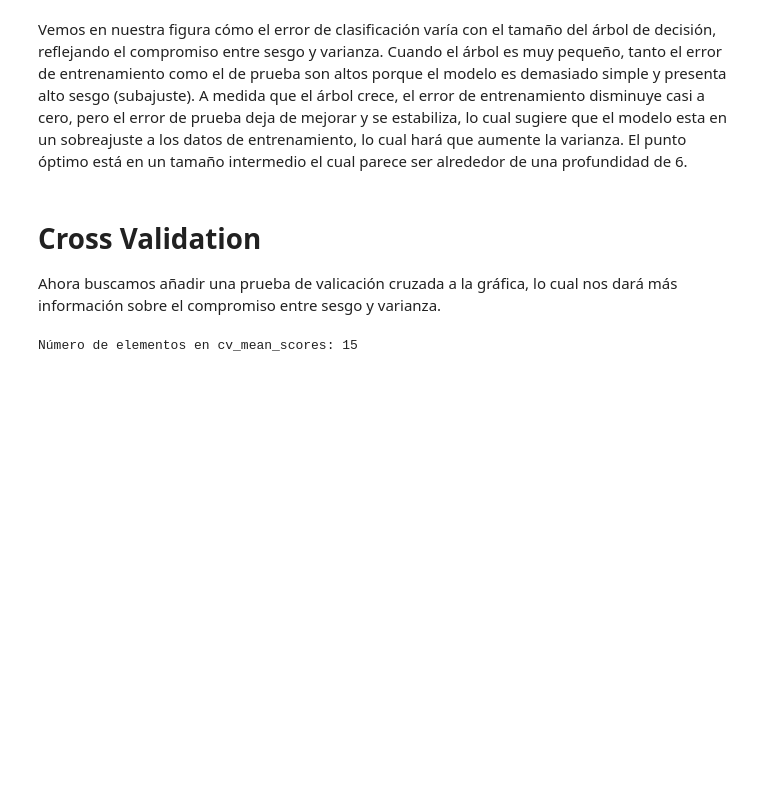
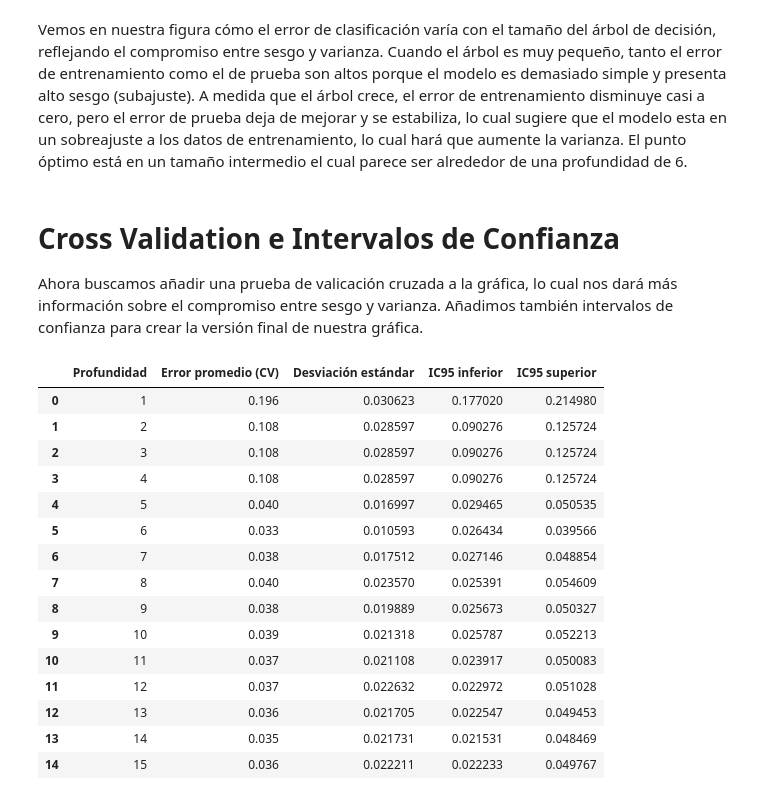
Before and after one commit to SamuelSuaV/Talleres-Topicos-en-aprendizaje-de-maquinas, a Jupyter notebook: Taller2/Taller_2_samuel_suarez.ipynb, the cells around one changed output. Cells and saved outputs as stored; diff of their text form; code cells hidden in the pictures; blank space fills up the shorter version.

```diff
--- a/Taller2/Taller_2_samuel_suarez.ipynb
+++ b/Taller2/Taller_2_samuel_suarez.ipynb
@@ -146,23 +166,59 @@ depth óptimo en prueba: 6
 # %% [markdown]
 Vemos en nuestra figura cómo el error de clasificación varía con el tamaño del árbol de decisión, reflejando el compromiso entre sesgo y varianza. Cuando el árbol es muy pequeño, tanto el error de entrenamiento como el de prueba son altos porque el modelo es demasiado simple y presenta alto sesgo (subajuste). A medida que el árbol crece, el error de entrenamiento disminuye casi a cero, pero el error de prueba deja de mejorar y se estabiliza, lo cual sugiere que el modelo esta en un sobreajuste a los datos de entrenamiento, lo cual hará que aumente la varianza. El punto óptimo está en un tamaño intermedio el cual parece ser alrededor de una profundidad de 6.
 # %% [markdown]
-# Cross Validation
-Ahora buscamos añadir una prueba de valicación cruzada a la gráfica, lo cual nos dará más información sobre el compromiso entre sesgo y varianza.
+# Cross Validation e Intervalos de Confianza
+Ahora buscamos añadir una prueba de valicación cruzada a la gráfica, lo cual nos dará más información sobre el compromiso entre sesgo y varianza. Añadimos también intervalos de confianza para crear la versión final de nuestra gráfica.
 # %%
-# Cross-validation para cada profundidad
+# Cross-validation para cada profundidad en el árbol (error de clasificación)
 
-cv_mean_scores = []
+cv_error_means = []
+cv_error_stds = []
+cv_ci_low = []
+cv_ci_high = []
+
+n_folds = 10
 for d in profundidad:
-    bosque = DTC(
+    arbol_cv = DTC(
         criterion='entropy',
         max_depth=d,
         random_state=888
     )
-    scores = cross_val_score(bosque, X, y, cv=10)
-    mean_scores = np.mean(scores)
-    cv_mean_scores.append(mean_scores)
 
-length = len(cv_mean_scores)
-print("Número de elementos en cv_mean_scores:", length)
+    # Añadimos calculos para los intervalos de confianza
+    scores = cross_val_score(arbol_cv, X, y, cv=n_folds)
+    error_scores = 1 - scores
+    mean_error = np.mean(error_scores)
+    std_error = np.std(error_scores, ddof=1)
+    margin = 1.96 * std_error / np.sqrt(n_folds)
+
+    cv_error_means.append(mean_error)
+    cv_error_stds.append(std_error)
+    cv_ci_low.append(mean_error - margin)
+    cv_ci_high.append(mean_error + margin)
+
+cv_df = pd.DataFrame({
+    'Profundidad': profundidad,
+    'Error promedio (CV)': cv_error_means,
+    'Desviación estándar': cv_error_stds,
+    'IC95 inferior': cv_ci_low,
+    'IC95 superior': cv_ci_high
+})
+
+cv_df
 # %% [output]
-Número de elementos en cv_mean_scores: 15
+|  | Profundidad | Error promedio (CV) | Desviación estándar | IC95 inferior | IC95 superior |
+| 0 | 1 | 0.196 | 0.030623 | 0.177020 | 0.214980 |
+| 1 | 2 | 0.108 | 0.028597 | 0.090276 | 0.125724 |
+| 2 | 3 | 0.108 | 0.028597 | 0.090276 | 0.125724 |
+| 3 | 4 | 0.108 | 0.028597 | 0.090276 | 0.125724 |
+| 4 | 5 | 0.040 | 0.016997 | 0.029465 | 0.050535 |
+| 5 | 6 | 0.033 | 0.010593 | 0.026434 | 0.039566 |
+| 6 | 7 | 0.038 | 0.017512 | 0.027146 | 0.048854 |
+| 7 | 8 | 0.040 | 0.023570 | 0.025391 | 0.054609 |
+| 8 | 9 | 0.038 | 0.019889 | 0.025673 | 0.050327 |
+| 9 | 10 | 0.039 | 0.021318 | 0.025787 | 0.052213 |
+| 10 | 11 | 0.037 | 0.021108 | 0.023917 | 0.050083 |
+| 11 | 12 | 0.037 | 0.022632 | 0.022972 | 0.051028 |
+| 12 | 13 | 0.036 | 0.021705 | 0.022547 | 0.049453 |
+| 13 | 14 | 0.035 | 0.021731 | 0.021531 | 0.048469 |
+| 14 | 15 | 0.036 | 0.022211 | 0.022233 | 0.049767 |
```
Also changed, not shown: parts of 4 cells of this notebook.
